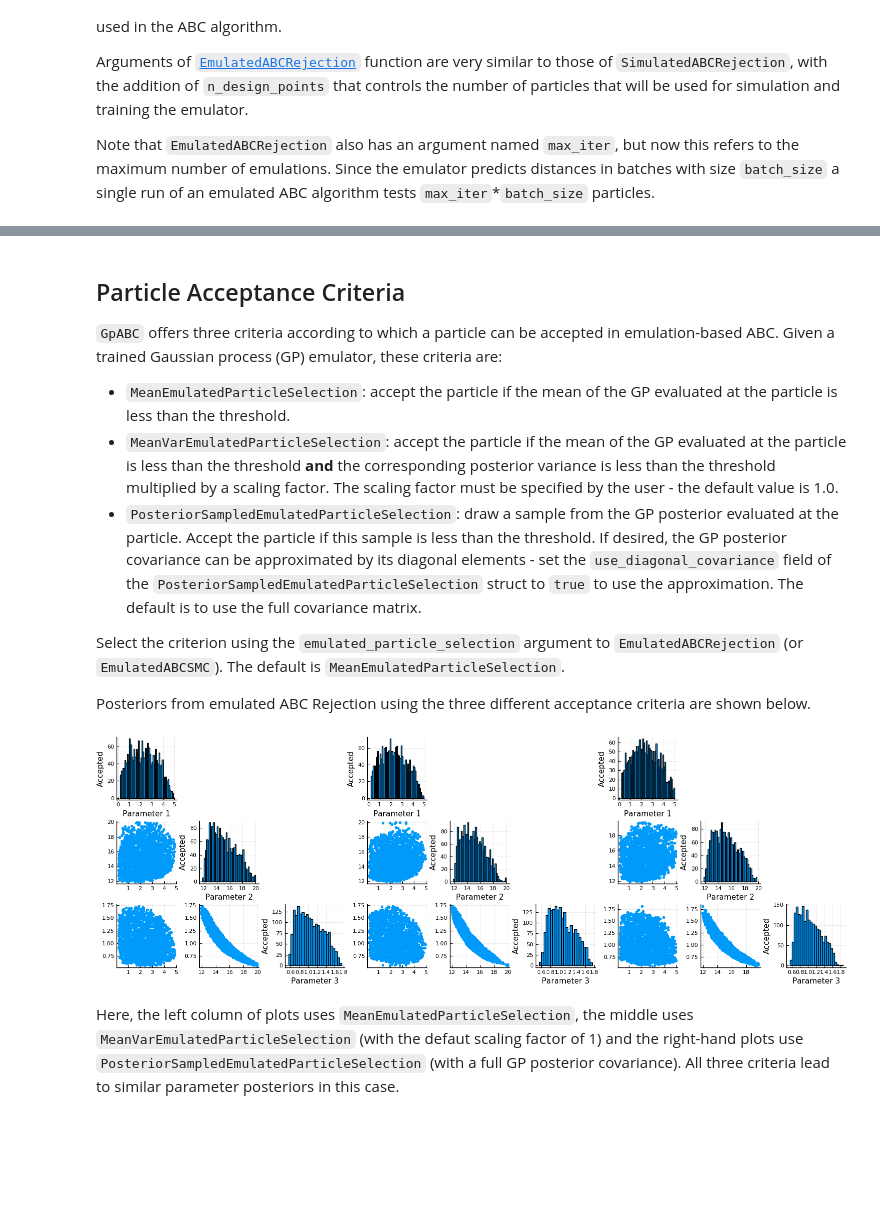
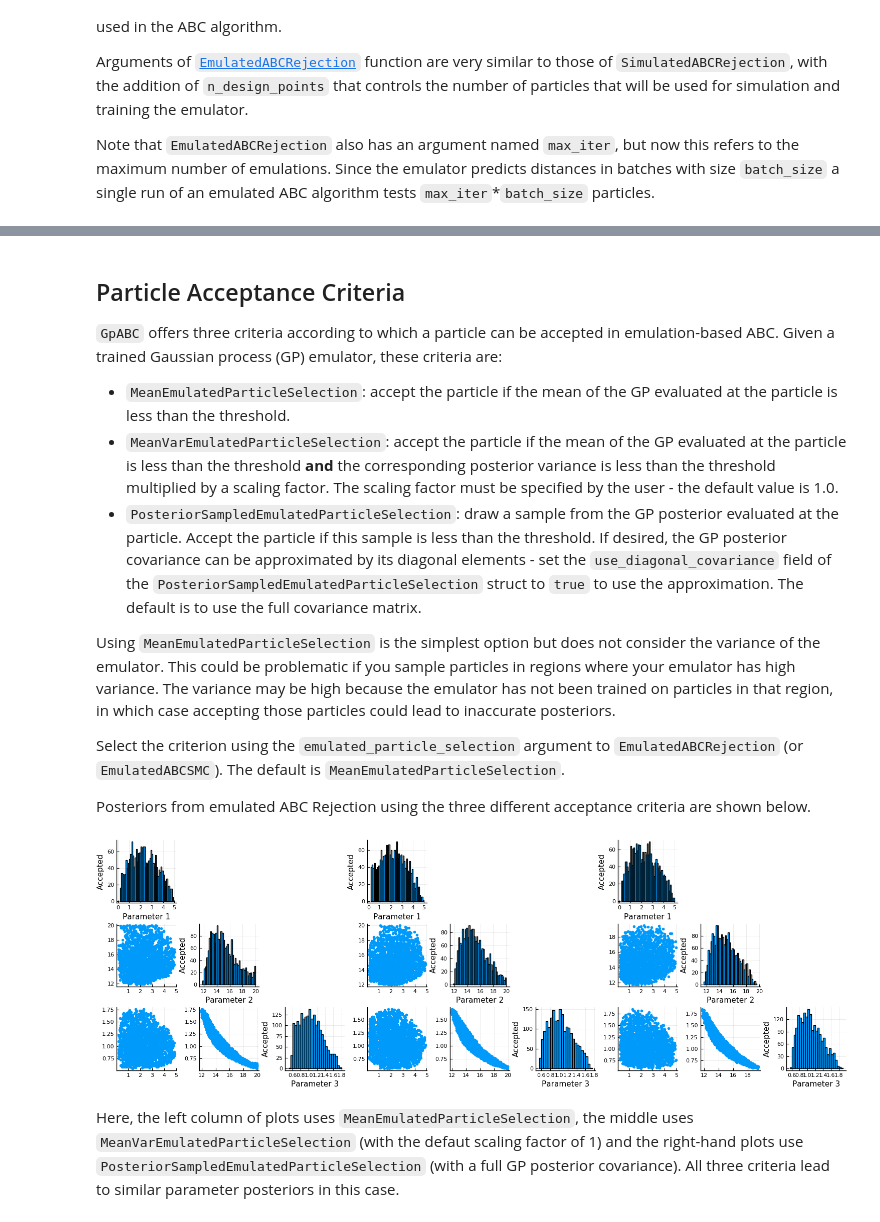
Before and after one commit to tanhevg/GpABC.jl, a Jupyter notebook: examples/abc-example.ipynb, the cells around one changed output, grey strips where cells are left out. Saved outputs shown, nothing was run; the diff lists cells and outputs as text; code cells hidden in the pictures; blank space fills up the shorter version.

```diff
--- a/examples/abc-example.ipynb
+++ b/examples/abc-example.ipynb
@@ -210,21 +244,24 @@ plot(plts..., size=(900,300))
 * `MeanVarEmulatedParticleSelection`: accept the particle if the mean of the GP evaluated at the particle is less than the threshold __and__ the corresponding posterior variance is less than the threshold multiplied by a scaling factor. The scaling factor must be specified by the user - the default value is 1.0.
 * `PosteriorSampledEmulatedParticleSelection`: draw a sample from the GP posterior evaluated at the particle. Accept the particle if this sample is less than the threshold. If desired, the GP posterior covariance can be approximated by its diagonal elements - set the `use_diagonal_covariance` field of the `PosteriorSampledEmulatedParticleSelection` struct to `true` to use the approximation. The default is to use the full covariance matrix.
 
+Using `MeanEmulatedParticleSelection` is the simplest option but does not consider the variance of the emulator. This could be problematic if you sample particles in regions where your emulator has high variance. The variance may be high because the emulator has not been trained on particles in that region, in which case accepting those particles could lead to inaccurate posteriors.
+
 Select the criterion using the `emulated_particle_selection` argument to `EmulatedABCRejection` (or `EmulatedABCSMC`). The default is `MeanEmulatedParticleSelection`.
 
 Posteriors from emulated ABC Rejection using the three different acceptance criteria are shown below.
 # %%
 emulation_results = [
     EmulatedABCRejection(reference_data, simulator_function, priors, threshold, n_particles, n_design_points;
+            batch_size=100,
             max_iter=convert(Int, 1e3),
             write_progress=false,
             emulated_particle_selection=particle_selection)
     for particle_selection in [MeanEmulatedParticleSelection(), MeanVarEmulatedParticleSelection(), PosteriorSampledEmulatedParticleSelection()]
 ];
 
 plot([plot(result) for result in emulation_results]..., size=(1500,500), layout=@layout grid(1,3))
 # %% [output]
-[figure, old version]
+[figure, new version]
 # %% [markdown]
 Here, the left column of plots uses `MeanEmulatedParticleSelection`, the middle uses `MeanVarEmulatedParticleSelection` (with the defaut scaling factor of 1) and the right-hand plots use `PosteriorSampledEmulatedParticleSelection` (with a full GP posterior covariance). All three criteria lead to similar parameter posteriors in this case.
 # %% [markdown]
```
Also changed, not shown: parts of 11 cells of this notebook, 3 other files.
